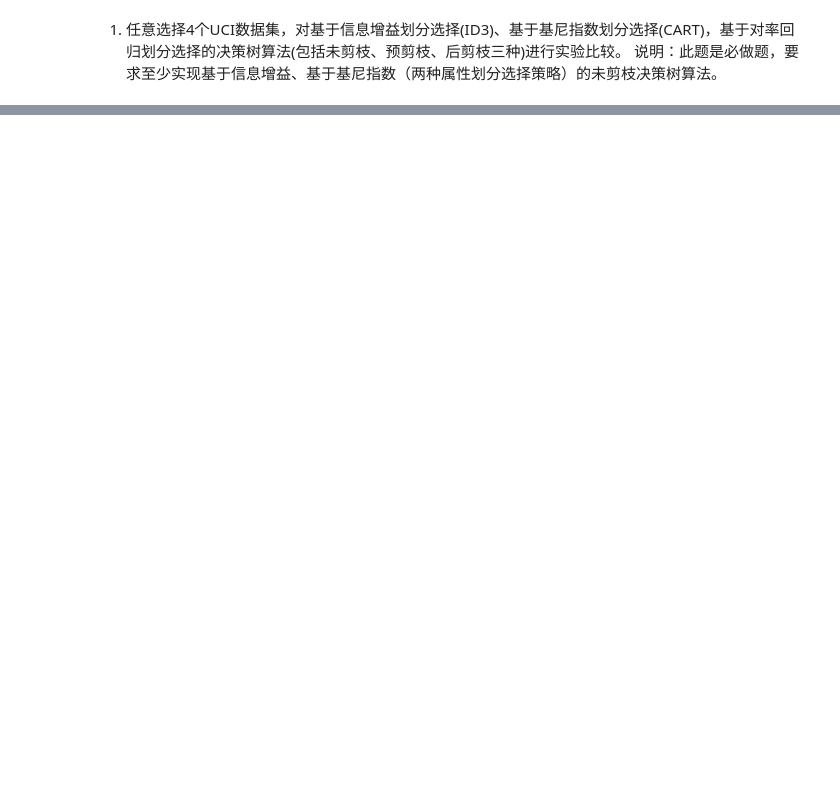
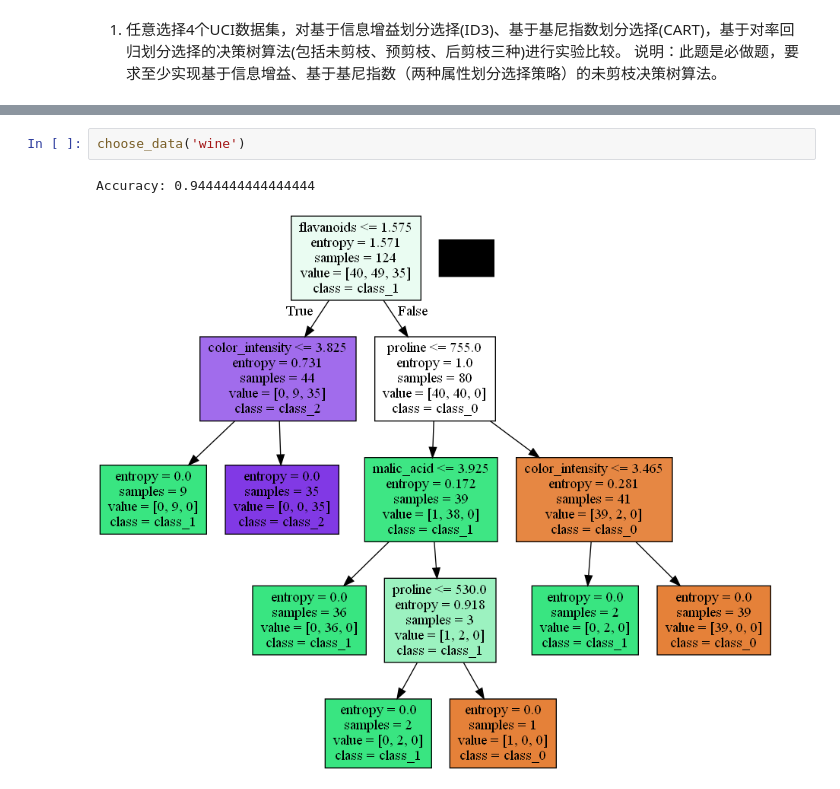
Before and after one commit to Lelter/Machine-Learning, a Jupyter notebook: code/4/4.1.ipynb, the cells around one changed output, grey strips where cells are left out. Saved outputs shown, nothing was run; the diff lists cells and outputs as text; blank space fills up the shorter version.

```diff
--- a/code/4/4.1.ipynb
+++ b/code/4/4.1.ipynb
@@ -131,0 +104,5 @@ Accuracy: 0.935672514619883
+# %%
+choose_data('wine')
+# %% [output]
+Accuracy: 0.9444444444444444
+[figure, added]
```
Also changed, not shown: parts of 7 cells of this notebook.
